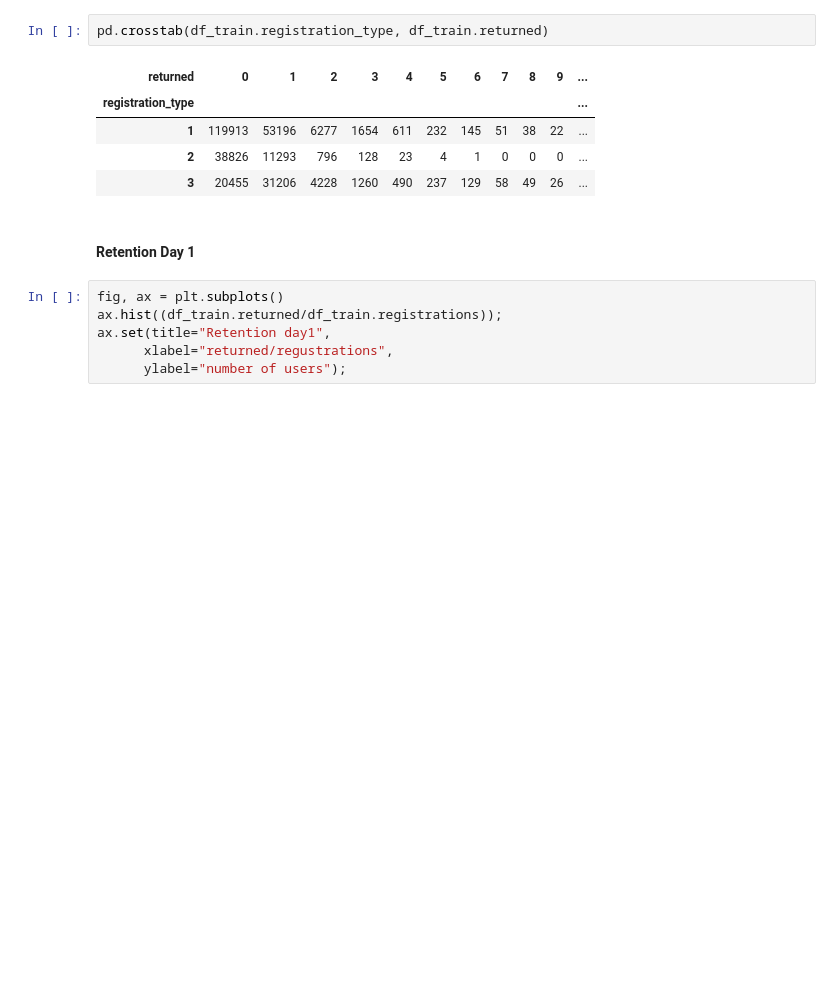
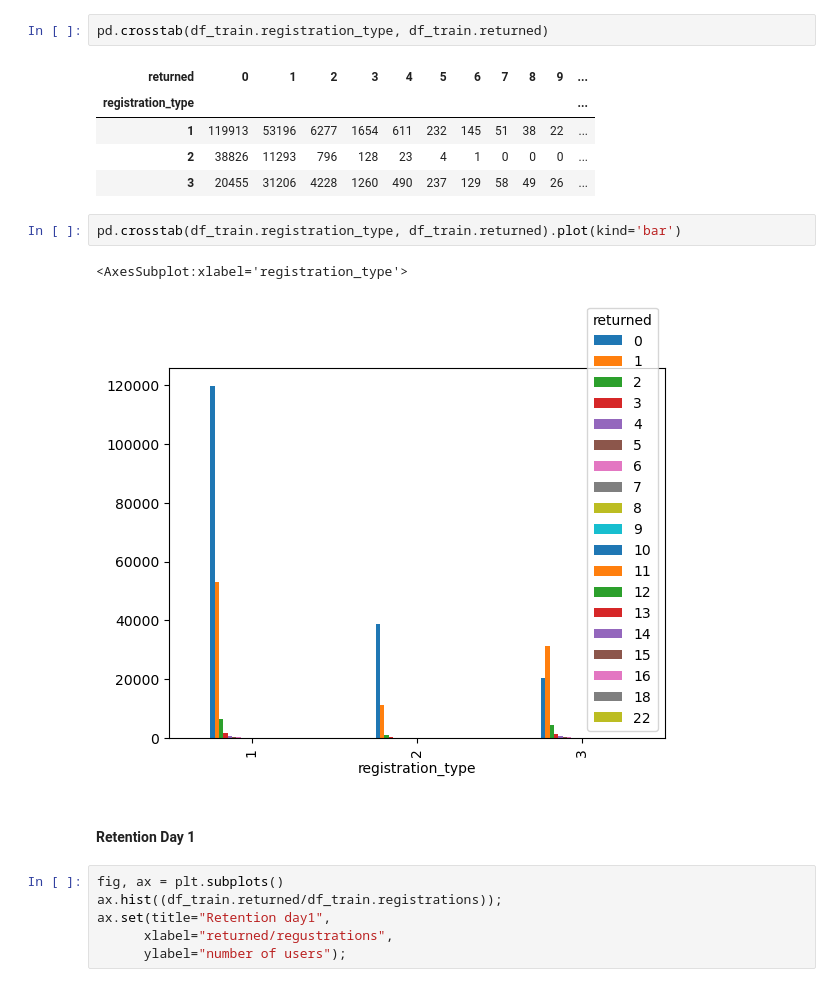
Before and after one commit to alexiandra97/T11-ML-project, a Jupyter notebook: T11-Machine-learning-model.ipynb, the cells around one changed output. Saved outputs shown, nothing was run; the diff lists cells and outputs as text; blank space fills up the shorter version.

```diff
--- a/T11-Machine-learning-model.ipynb
+++ b/T11-Machine-learning-model.ipynb
@@ -439,6 +444,11 @@ pd.crosstab(df_train.registration_type, df_train.returned)
 | 1 | 119913 | 53196 | 6277 | 1654 | 611 | 232 | 145 | 51 | 38 | 22 | ... |
 | 2 | 38826 | 11293 | 796 | 128 | 23 | 4 | 1 | 0 | 0 | 0 | ... |
 | 3 | 20455 | 31206 | 4228 | 1260 | 490 | 237 | 129 | 58 | 49 | 26 | ... |
+# %%
+pd.crosstab(df_train.registration_type, df_train.returned).plot(kind='bar')
+# %% [output]
+<AxesSubplot:xlabel='registration_type'>
+[figure, added]
 # %% [markdown]
 #### Retention Day 1
 # %%
```
Also changed, not shown: parts of 1 cell of this notebook.
